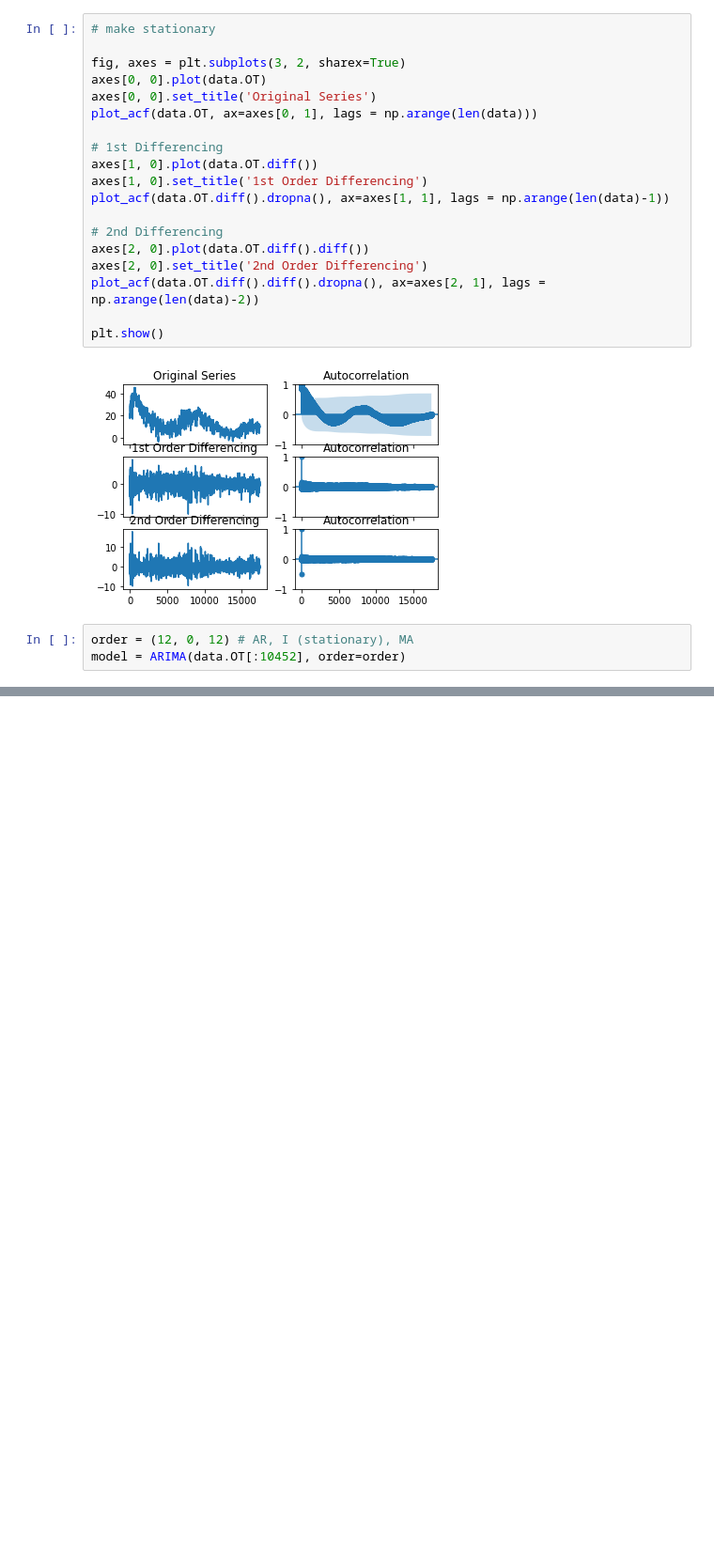
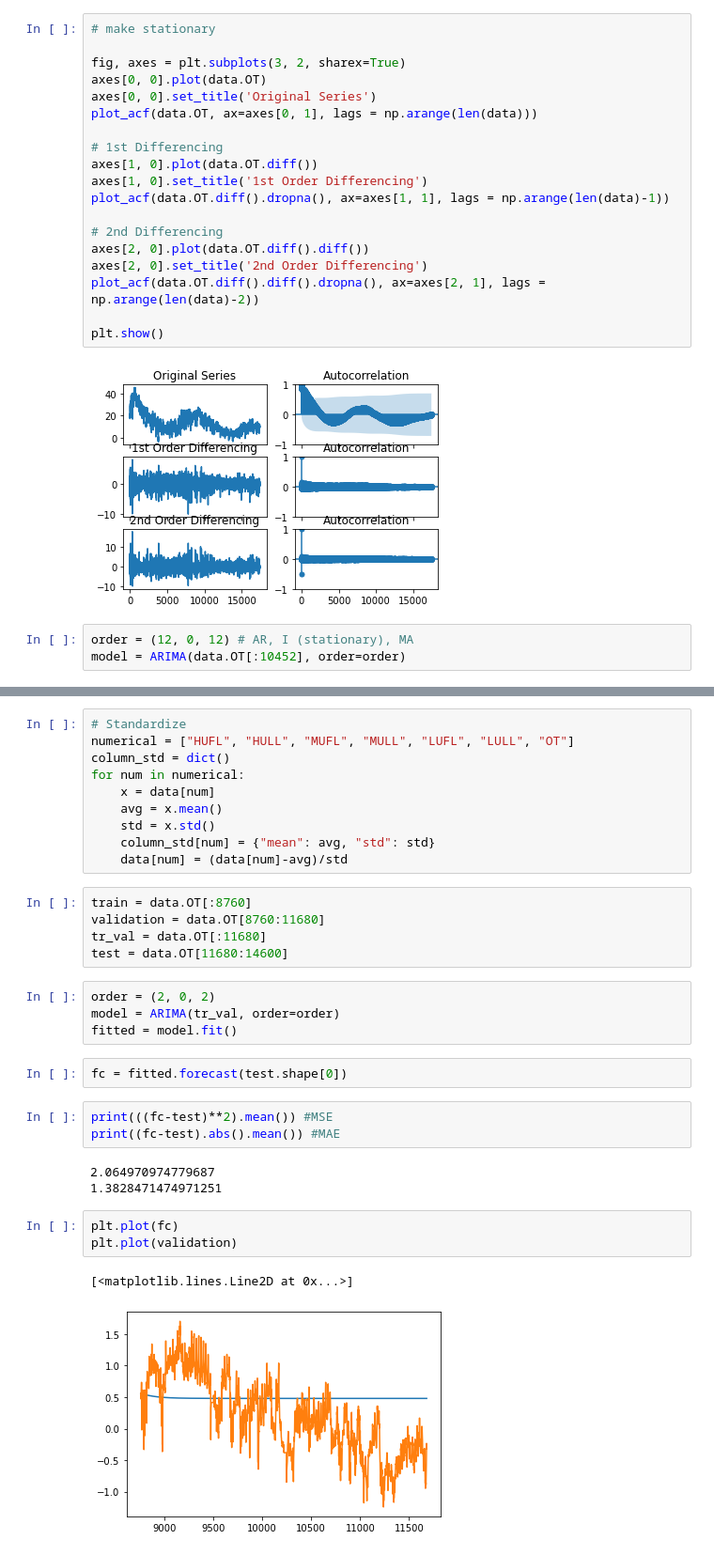
Before and after one commit to dmohorcic/SU_project, a Jupyter notebook: ARIMA/ARIMA_test.ipynb, the cells around one changed output, grey strips where cells are left out. Shown: that part at 94% size. Cells and saved outputs as stored; diff of their text form; blank space fills up the shorter version.

```diff
--- a/ARIMA/ARIMA_test.ipynb
+++ b/ARIMA/ARIMA_test.ipynb
@@ -125,0 +155,33 @@ plt.show()
+# %%
+# Standardize
+numerical = ["HUFL", "HULL", "MUFL", "MULL", "LUFL", "LULL", "OT"]
+column_std = dict()
+for num in numerical:
+    x = data[num]
+    avg = x.mean()
+    std = x.std()
+    column_std[num] = {"mean": avg, "std": std}
+    data[num] = (data[num]-avg)/std
+# %%
+train = data.OT[:8760]
+validation = data.OT[8760:11680]
+tr_val = data.OT[:11680]
+test = data.OT[11680:14600]
+# %%
+order = (2, 0, 2)
+model = ARIMA(tr_val, order=order)
+fitted = model.fit()
+# %%
+fc = fitted.forecast(test.shape[0])
+# %%
+print(((fc-test)**2).mean()) #MSE
+print((fc-test).abs().mean()) #MAE
+# %% [output]
+2.064970974779687
+1.3828471474971251
+# %%
+plt.plot(fc)
+plt.plot(validation)
+# %% [output]
+[<matplotlib.lines.Line2D at 0x...>]
+[figure, added]
```
Also changed, not shown: parts of 9 cells of this notebook, 44 other files.
